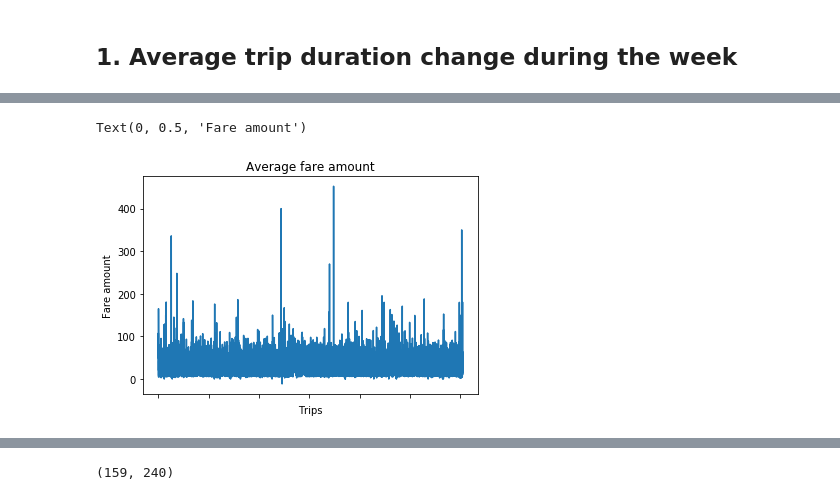
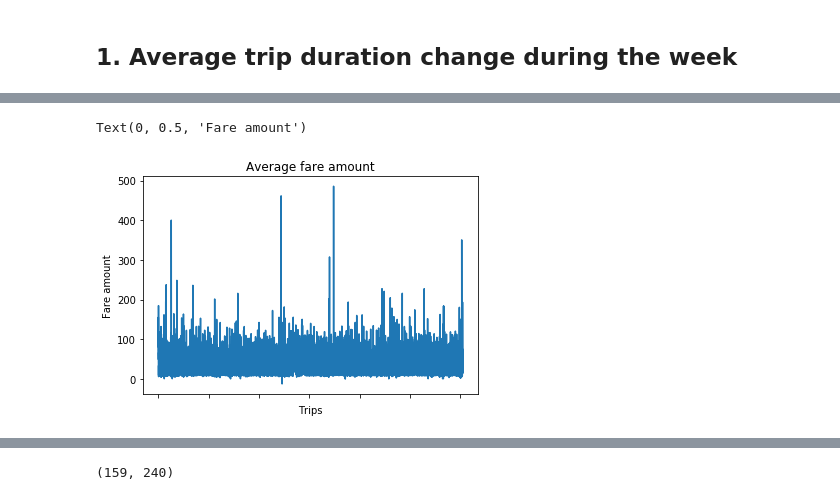
Before and after one commit to tatianayeliseeva/Analyst_assignment, a Jupyter notebook: Analyst_HA.ipynb, the cells around one changed output, grey strips where cells are left out. Cells and saved outputs as stored; diff of their text form; code cells hidden in the pictures.

```diff
--- a/Analyst_HA.ipynb
+++ b/Analyst_HA.ipynb
@@ -57,3 +49,0 @@ taxi.head()
-# %%
-taxi['week'] = taxi['tpep_dropoff_datetime'].dt.week
-taxi.head()
@@ -66,0 +53,5 @@ taxi.head()
+# %%
+# Let's find out which week numbers are presented in this dataset
+taxi['week'] = taxi['tpep_pickup_datetime'].dt.week
+# We can check the correctness of the data by selecting distinct values in week column
+taxi['week'].unique()
@@ -67 +67,4 @@ taxi.head()
+# %%
+# Here we find the day of the week with Monday=0, Sunday=6
+taxi['weekday'] = taxi['tpep_pickup_datetime'].dt.weekday
 # %%
@@ -120,4 +111,4 @@ Text(0, 0.5, 'Minutes')
 # %%
-bor = taxi[['PULocationID', 'DOLocationID', 'fare_amount']].assign(Not_equal=taxi.PULocationID != taxi.DOLocationID)
+bor = taxi[['PULocationID', 'DOLocationID', 'total_amount']].assign(Not_equal=taxi.PULocationID != taxi.DOLocationID)
 bor.shape
 # %% [output]
@@ -139,12 +130,12 @@ bor.head()
 # %%
-means = bor.groupby(['PULocationID', 'DOLocationID'])['fare_amount'].mean()
+means = bor.groupby(['PULocationID', 'DOLocationID'])['total_amount'].mean()
 means.plot()
 plt.title('Average fare amount')
 plt.xlabel('Trips')
 plt.ylabel('Fare amount')
 # %% [output]
 Text(0, 0.5, 'Fare amount')
-[figure, old version]
+[figure, new version]
 # %%
 max_val = np.max(means.values)
 max_val
```
Also changed, not shown: parts of 26 cells of this notebook.
